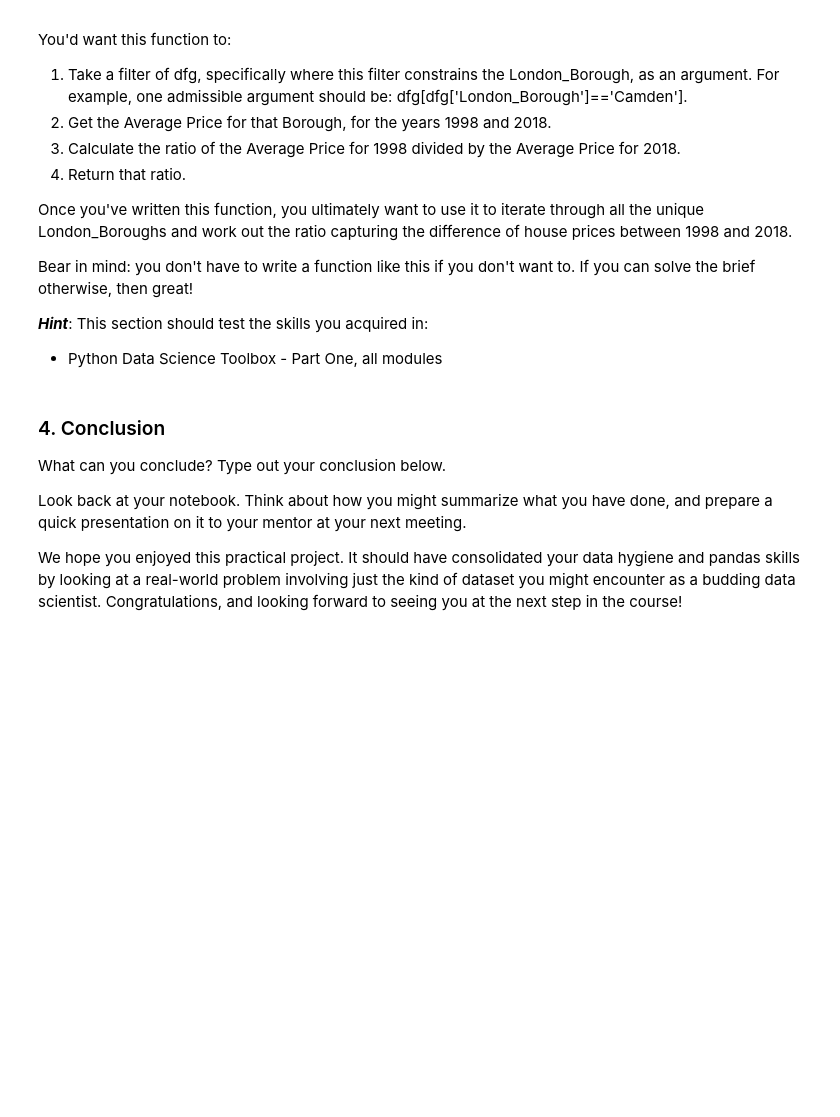
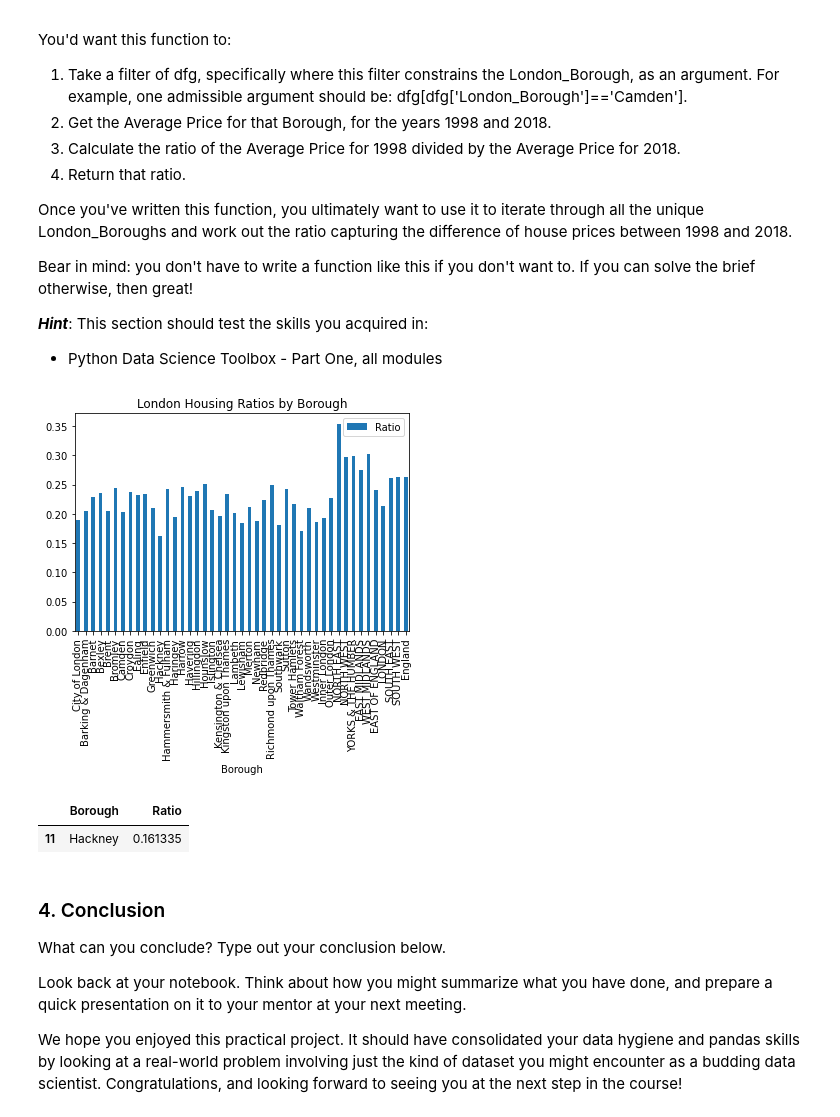
Before and after one commit to dpowell022/springboard, a Jupyter notebook: Unit 4 Challenge - Tier 3.ipynb, the cells around one changed output. Drawn from its saved outputs; the diff is of its cells as text; code cells hidden in the pictures; blank space fills up the shorter version.

```diff
--- a/Unit 4 Challenge - Tier 3.ipynb
+++ b/Unit 4 Challenge - Tier 3.ipynb
@@ -178,6 +178,3 @@ London Borough      0
 Date                0
 Average price     957
 dtype: int64
-# %%
-properties = properties.dropna()
-properties.isna().sum()
@@ -228,0 +203,3 @@ KeyError: 33
+# %%
+dfg["Year"] = dfg["Date"].dt.year
+dfg.head()
@@ -245,6 +229,28 @@ Bear in mind: you don't have to write a function like this if you don't want to.
 
 ***Hint***: This section should test the skills you acquired in:
 - Python Data Science Toolbox - Part One, all modules
+# %%
+#Function defined to return ratio of defined Borough
+def getRatio(df, borough):
+    return df[(df["London Borough"] == borough) & (df["Year"] == 1998)]["Average price"].mean() / df[(df["London Borough"] == borough) & (df["Year"] == 2018)]["Average price"].mean()
+
+#Blank List to hold dictionaries
+ratioList = []
+
+#iterate through unique Boroughs, run Function, and store results in ratioList
+for i in properties["London Borough"]:
+    ratioList.append(getRatio(dfg, i))
+ratioDF = pd.DataFrame({"Borough":list(properties["London Borough"]),"Ratio":ratioList}).dropna() # Create DataFrame from interation list
+
+ratioDF.plot(kind='bar', x="Borough", title="London Housing Ratios by Borough", rot=90)
+plt.show()
+# %% [output]
+[figure, added]
+# %%
+ratioDF[ratioDF["Ratio"] == 0.16133493530705734]
+# %% [output]
+|  | Borough | Ratio |
+| 11 | Hackney | 0.161335 |
 # %% [markdown]
 ### 4. Conclusion
 What can you conclude? Type out your conclusion below.
```
Also changed, not shown: parts of 8 cells of this notebook.
